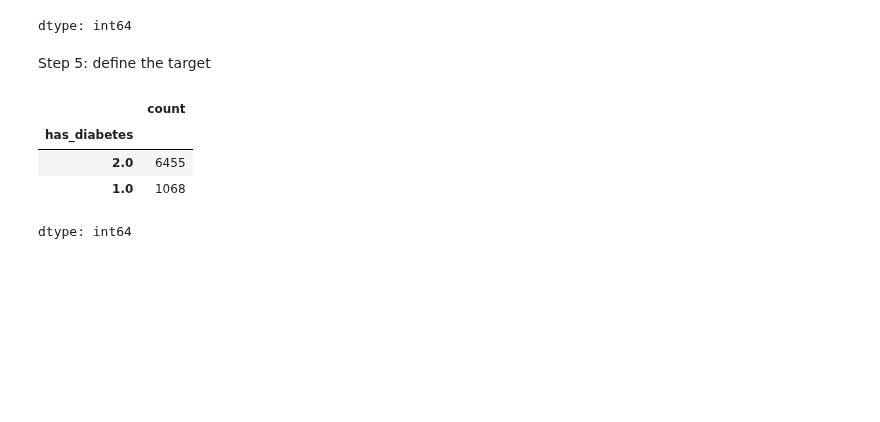
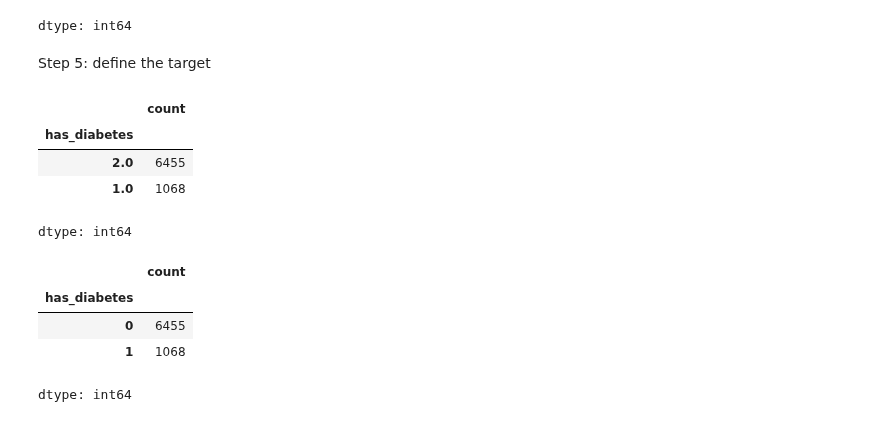
Before and after one commit to Luna0414/-DSC_110-, a Jupyter notebook: ML_Data_Prep_10_27_2026.ipynb, the cells around one changed output. Drawn from its saved outputs; the diff is of its cells as text; code cells hidden in the pictures; blank space fills up the shorter version.

```diff
--- a/ML_Data_Prep_10_27_2026.ipynb
+++ b/ML_Data_Prep_10_27_2026.ipynb
@@ -180,3 +180,11 @@ df['has_diabetes'] = df['has_diabetes'].map({
     1.0: 1,
     2.0: 0,
 })
+# %%
+df['has_diabetes'].value_counts()
+# %% [output]
+|  | count |
+| has_diabetes |  |
+| 0 | 6455 |
+| 1 | 1068 |
+dtype: int64
```
Also changed, not shown: parts of 11 cells of this notebook.
